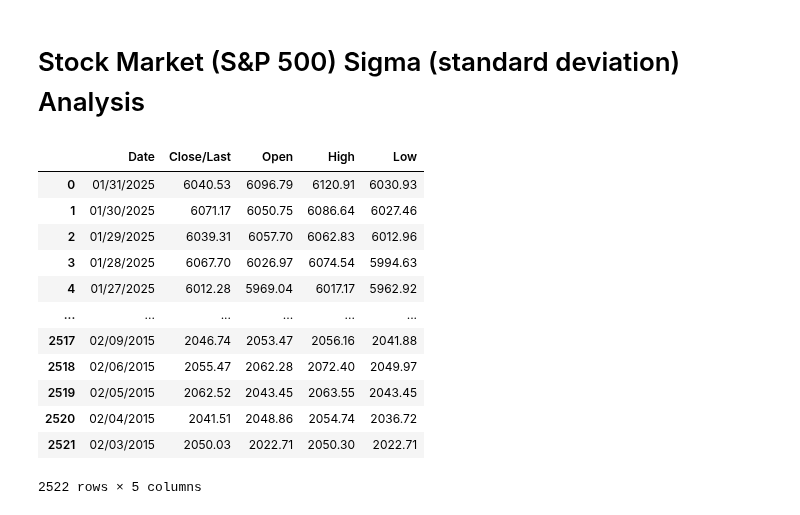
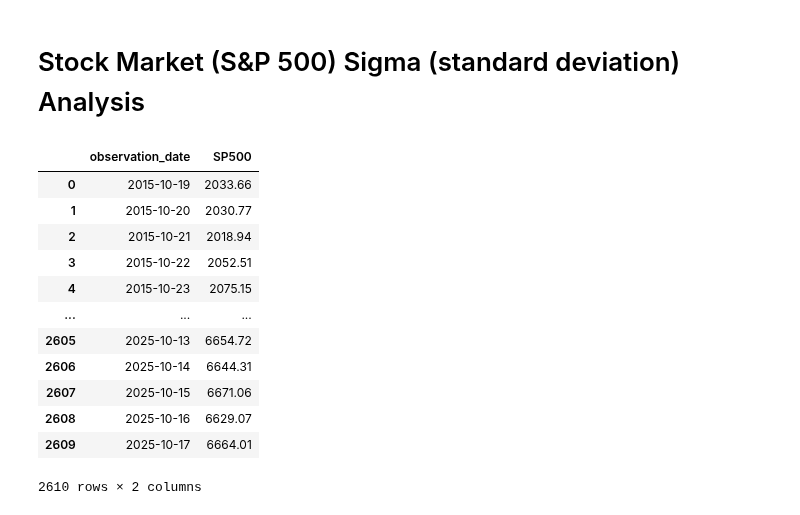
Before and after one commit to JohnBroberg/StockMarketSigma, a Jupyter notebook: StockMarketSigma.ipynb, the cells around one changed output. Cells and saved outputs as stored; diff of their text form; code cells hidden in the pictures.

```diff
--- a/StockMarketSigma.ipynb
+++ b/StockMarketSigma.ipynb
@@ -3,44 +3,44 @@
 # %%
 #created by John Broberg on 2022-05-29
 #inspired by "LET THE WILD RUMPUS BEGIN" by JEREMY GRANTHAM of GMO
 #ref. https://www.gmo.com/globalassets/articles/viewpoints/2022/gmo_let-the-wild-rumpus-begin_1-22.pdf
 
 #https://www.gmo.com/americas/research-library/entering-the-superbubbles-final-act/
 #"...superbubbles – 2.5 to 3 sigma events..."
 #"...ordinary 2 sigma bubbles..."
 #"Ordinary bubbles are, to us, those that reach a 2 sigma deviation from trend. Superbubbles reach 2.5 sigma or greater."
 
 #source data: https://www.nasdaq.com/market-activity/index/spx/historical
 
 #cd
 #cd git/StockMarketSigma
 #git pull https://github.com/JohnBroberg/StockMarketSigma.git
 
 #Get trendline equation
 #https://stackoverflow.com/questions/49460596/add-trendline-with-equation-in-2d-array
 #https://stackoverflow.com/questions/26447191/how-to-add-trendline-in-python-matplotlib-dot-scatter-graphs
 
 
 import pandas as pd
 import numpy as np
 import matplotlib.pyplot as plt
 import seaborn as sns
 
-data = 'HistoricalData_1738623308487.csv'
+data = 'SP500.csv'
 df = pd.read_csv(data)
 
 df
 # %% [output]
-|  | Date | Close/Last | Open | High | Low |
-| 0 | 01/31/2025 | 6040.53 | 6096.79 | 6120.91 | 6030.93 |
-| 1 | 01/30/2025 | 6071.17 | 6050.75 | 6086.64 | 6027.46 |
-| 2 | 01/29/2025 | 6039.31 | 6057.70 | 6062.83 | 6012.96 |
-| 3 | 01/28/2025 | 6067.70 | 6026.97 | 6074.54 | 5994.63 |
-| 4 | 01/27/2025 | 6012.28 | 5969.04 | 6017.17 | 5962.92 |
-| ... | ... | ... | ... | ... | ... |
-| 2517 | 02/09/2015 | 2046.74 | 2053.47 | 2056.16 | 2041.88 |
-| 2518 | 02/06/2015 | 2055.47 | 2062.28 | 2072.40 | 2049.97 |
-| 2519 | 02/05/2015 | 2062.52 | 2043.45 | 2063.55 | 2043.45 |
-| 2520 | 02/04/2015 | 2041.51 | 2048.86 | 2054.74 | 2036.72 |
-| 2521 | 02/03/2015 | 2050.03 | 2022.71 | 2050.30 | 2022.71 |
+|  | observation_date | SP500 |
+| 0 | 2015-10-19 | 2033.66 |
+| 1 | 2015-10-20 | 2030.77 |
+| 2 | 2015-10-21 | 2018.94 |
+| 3 | 2015-10-22 | 2052.51 |
+| 4 | 2015-10-23 | 2075.15 |
+| ... | ... | ... |
+| 2605 | 2025-10-13 | 6654.72 |
+| 2606 | 2025-10-14 | 6644.31 |
+| 2607 | 2025-10-15 | 6671.06 |
+| 2608 | 2025-10-16 | 6629.07 |
+| 2609 | 2025-10-17 | 6664.01 |
-2522 rows × 5 columns
+2610 rows × 2 columns
```
Also changed, not shown: parts of 17 cells of this notebook, 1 other file.
